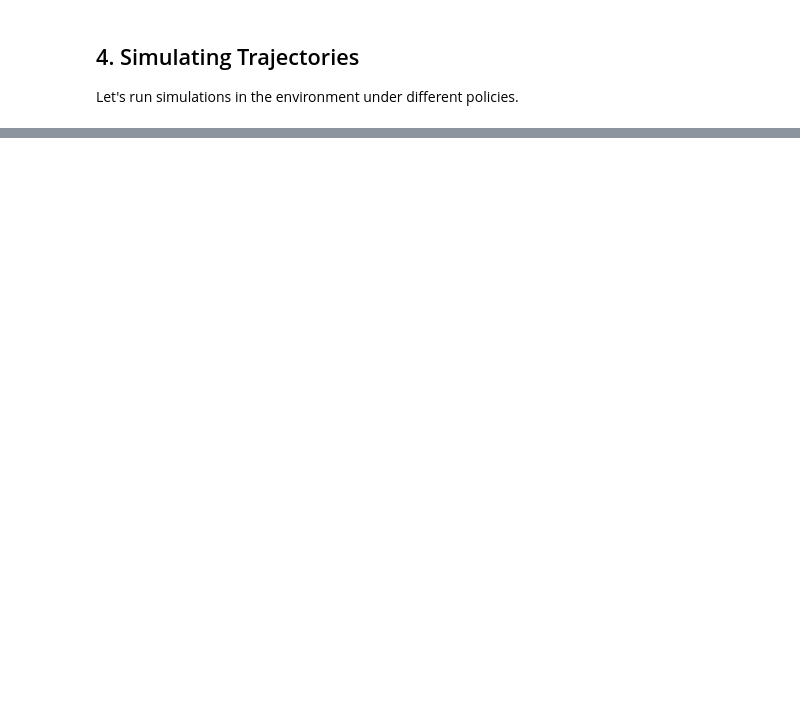
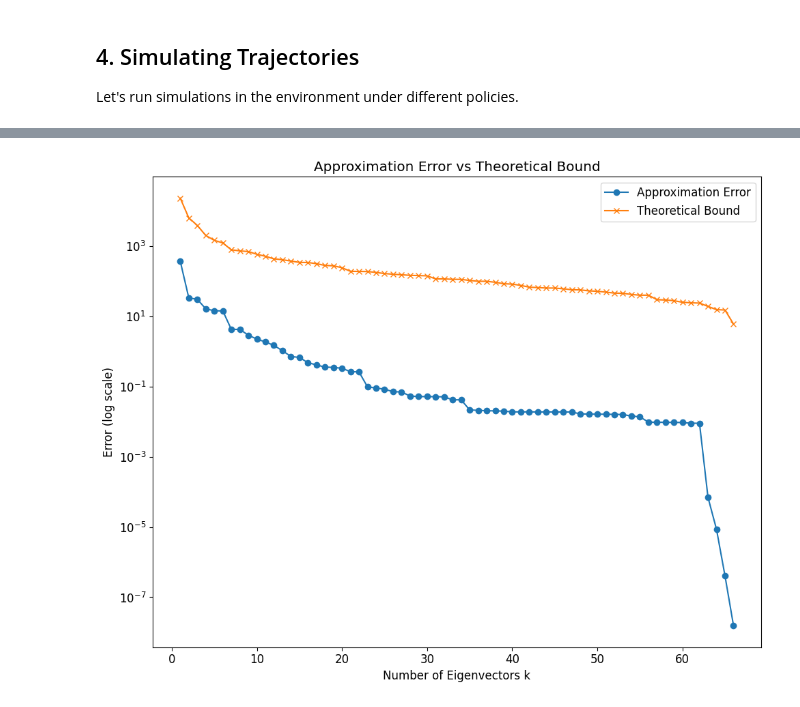
Before and after one commit to Kokcr3ator/Average-Reward-Laplacian-Approximation, a Jupyter notebook: notebooks/explore_env.ipynb, the cells around one changed output, grey strips where cells are left out. Drawn from its saved outputs; the diff is of its cells as text; code cells hidden in the pictures; blank space fills up the shorter version.

```diff
--- a/notebooks/explore_env.ipynb
+++ b/notebooks/explore_env.ipynb
@@ -428,0 +433,43 @@ This provides a solid foundation for testing theoretical bounds in average-rewar
+# %%
+rng = np.random.default_rng(2382)
+pi_random = random_policy(env, rng=rng)
+
+P_pi = policy_induced_transition_matrix(env, pi_random)
+phi = compute_stationary_distribution(P_pi)
+Phi = np.diag(phi)
+r = policy_expected_reward(env, pi_random)
+v_true = average_reward_value(P_pi, r, phi)[0]
+dash_r = r - np.dot(phi,r)
+L = Phi - (Phi@P_pi + P_pi.T@Phi)/2
+val, eig = np.linalg.eig(L)
+# sort the eigenvalues and eigenvectors
+idx = val.argsort()
+val = val[idx]
+eig = eig[:, idx]
+def compute_error(k: int) -> float:
+    val, eig = np.linalg.eig(L)
+    # sort the eigenvalues and eigenvectors
+    idx = val.argsort()
+    val = val[idx]
+    eig = eig[:, idx]
+    Z = eig[: ,:k]
+    approx_v = Z @ (np.linalg.inv(Z.T @ Z) @ Z.T) @ v_true
+    from sklearn.pipeline import Pipeline
+    from sklearn.linear_model import LinearRegression
+    pipe = Pipeline([
+        ('regressor', LinearRegression(fit_intercept=False))
+    ])
+    pipe.fit(Z, v_true)
+    return np.linalg.norm(pipe.predict(Z) - v_true)**2
+def phi_norm(v: np.ndarray, phi: np.ndarray) -> float:
+    return np.linalg.norm(phi*v)
+
+
+norm_r = np.linalg.norm(r)
+theoretical_bound = [phi_norm(dash_r,phi)**2/(val[1]*val[k]) for k in range(1,len(val))]
+# plot the error and the theoretical bound
+ks = np.arange(1, len(val))
+errors = [compute_error(k) for k in ks]
+dif = errors - theoretical_bound
+# %% [output]
+[figure, added]
```
Also changed, not shown: parts of 28 cells of this notebook, 6 other files.
